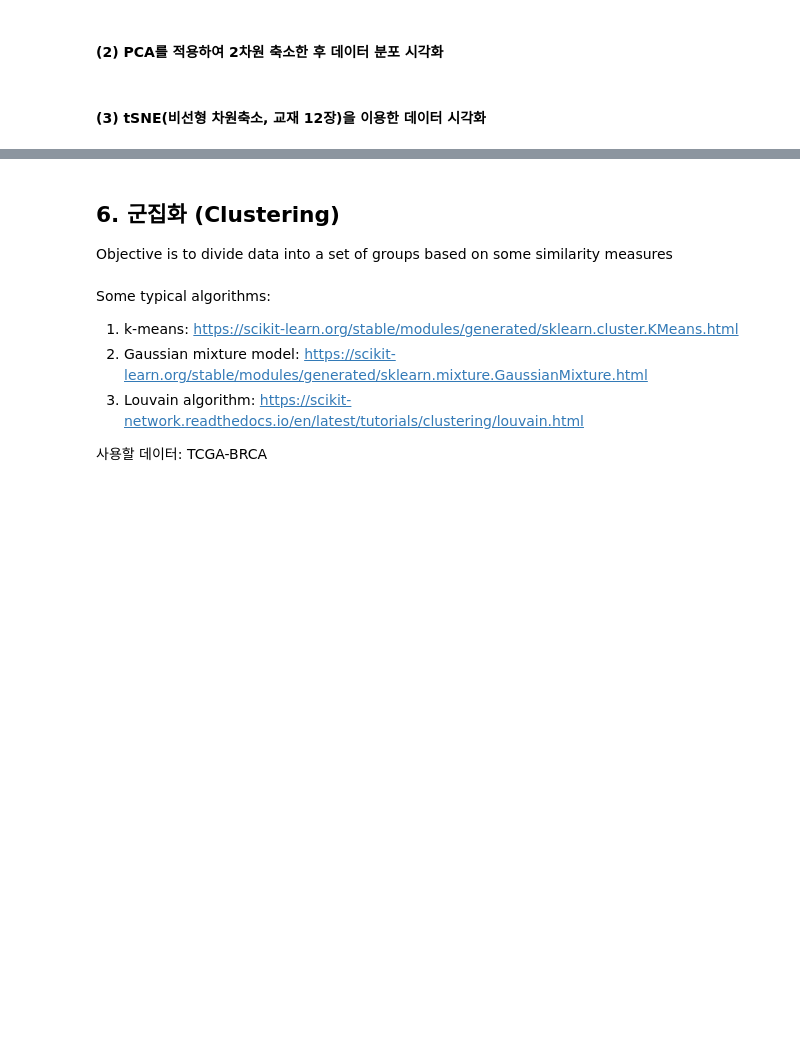
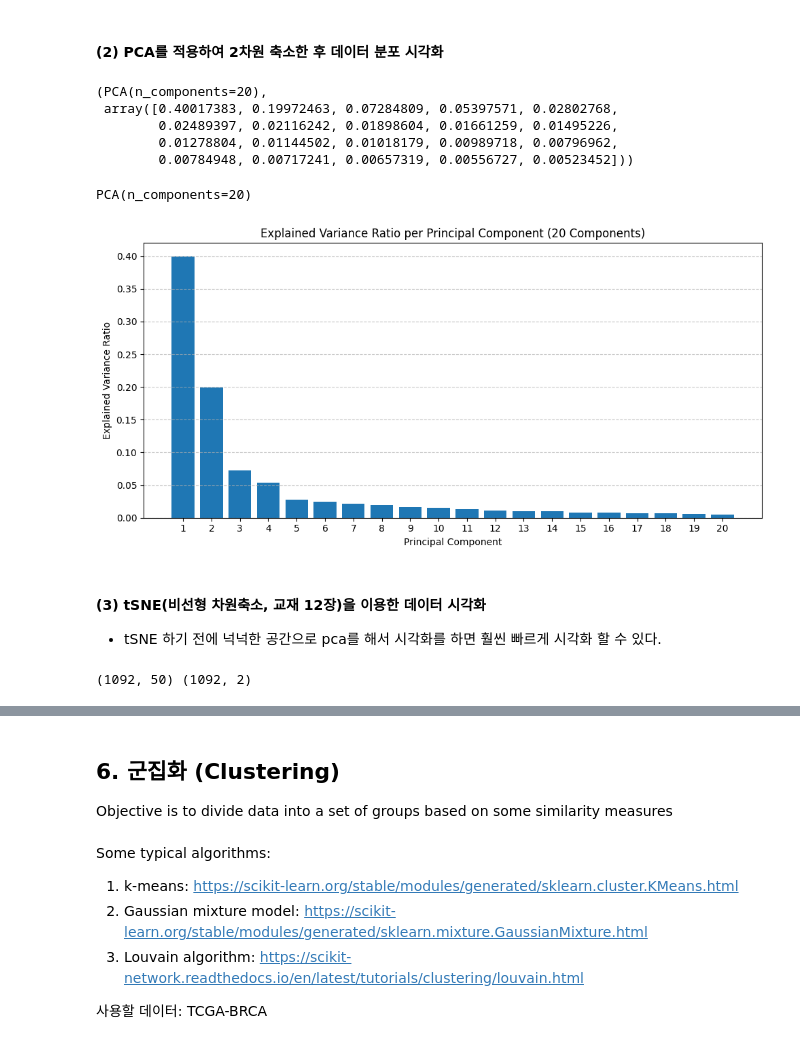
Before and after one commit to yeji79/BioBigData, a Jupyter notebook: Notebooks/bio_bigdata_workshop_1B_stats_dimred_clustering_imputation_practice.ipynb, the cells around one changed output, grey strips where cells are left out. Drawn from its saved outputs; the diff is of its cells as text; code cells hidden in the pictures; blank space fills up the shorter version.

```diff
--- a/Notebooks/bio_bigdata_workshop_1B_stats_dimred_clustering_imputation_practice.ipynb
+++ b/Notebooks/bio_bigdata_workshop_1B_stats_dimred_clustering_imputation_practice.ipynb
@@ -407,5 +355,34 @@ y = df_clinical['subtype']
 pca_2d = PCA(n_components=2)
 X_2d = pca_2d.fit_transform(X)
+# %%
+#처음에 빈 오브젝트에는 없지만 fit 후에는 속성이 생김
+#전체 고유값의 합으로 나눈 값이다.
+#첫번째가 가장 크게 특징을 설명함(40%)
+pca_20d, pca_2d.explained_variance_ratio_
+# %% [output]
+(PCA(n_components=20),
+ array([0.40017383, 0.19972463, 0.07284809, 0.05397571, 0.02802768,
+        0.02489397, 0.02116242, 0.01898604, 0.01661259, 0.01495226,
+        0.01278804, 0.01144502, 0.01018179, 0.00989718, 0.00796962,
+        0.00784948, 0.00717241, 0.00657319, 0.00556727, 0.00523452]))
+# %%
+N_components_20 = 20
+pca_20d = PCA(n_components=N_components_20)
+pca_20d.fit(X)
+# %% [output]
+PCA(n_components=20)
+# %%
+plt.figure(figsize=(10, 5))
+plt.bar(range(1, N_components_20 + 1), pca_20d.explained_variance_ratio_)
+plt.xlabel('Principal Component')
+plt.ylabel('Explained Variance Ratio')
+plt.title('Explained Variance Ratio per Principal Component (20 Components)')
+plt.grid(axis='y', linestyle='--', alpha=0.7)
+plt.xticks(range(1, N_components_20 + 1))
+plt.tight_layout()
+plt.show()
+# %% [output]
+[figure, added]
 # %%
 df_2d = pd.DataFrame(X_2d, columns = ['PC1', 'PC2'])
 df_2d['subtype'] = list(y)
@@ -414,9 +391,12 @@ plt.figure(figsize = (5,5))
 sns.scatterplot(x = df_2d['PC1'], y = df_2d['PC2'], hue = df_2d['subtype']);
 # %% [markdown]
 #### (3) tSNE(비선형 차원축소, 교재 12장)을 이용한 데이터 시각화
+* tSNE 하기 전에 넉넉한 공간으로 pca를 해서 시각화를 하면 훨씬 빠르게 시각화 할 수 있다.
 # %%
 X_2d_tsne = TSNE(learning_rate=300, init='pca').fit_transform(X)
 print(X.shape, X_2d_tsne.shape)
+# %% [output]
+(1092, 50) (1092, 2)
 # %%
 df_2d_tsne = pd.DataFrame(X_2d_tsne, columns = ['D1', 'D2'])
 df_2d_tsne['subtype'] = list(y)
```
Also changed, not shown: parts of 31 cells of this notebook.
